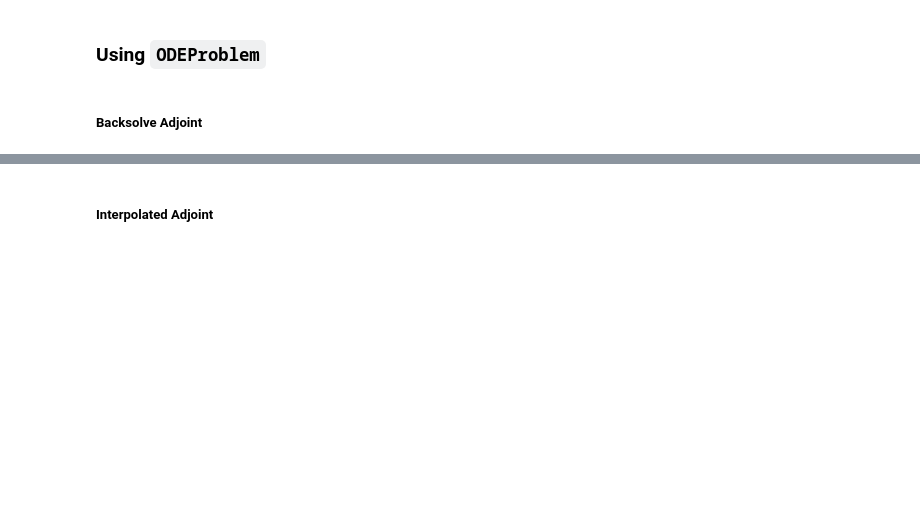
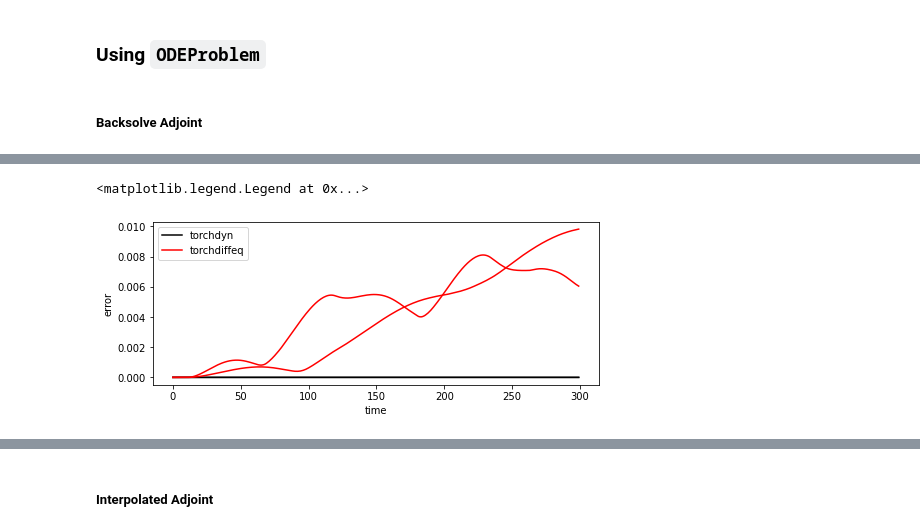
Before and after one commit to DiffEqML/torchdyn, a Jupyter notebook: benchmarks/numerics/bench_interpolation.ipynb, the cells around one changed output, grey strips where cells are left out. Cells and saved outputs as stored; diff of their text form; code cells hidden in the pictures; blank space fills up the shorter version.

```diff
--- a/benchmarks/numerics/bench_interpolation.ipynb
+++ b/benchmarks/numerics/bench_interpolation.ipynb
@@ -131,3 +133,16 @@ grad_true = torch.autograd.grad(true_sol[-1].sum(), x)[0]
+# %%
+fig = plt.figure(figsize=(8,3))
+ax = plt.subplot(111)
+line, _ = ax.plot((sol_torchdyn-true_sol).detach().abs().mean(1), c='black')
+line.set_label('torchdyn')
+line, _ = ax.plot((sol_torchdiffeq-true_sol).detach().abs().mean(1), c='red')
+line.set_label('torchdiffeq')
+ax.set_ylabel('error')
+ax.set_xlabel('time')
+plt.legend()
+# %% [output]
+<matplotlib.legend.Legend at 0x...>
+[figure, added]
 # %%
 fig = plt.figure(figsize=(8,3))
 ax = plt.subplot(111)
```
Also changed, not shown: parts of 14 cells of this notebook, 7 other files.
